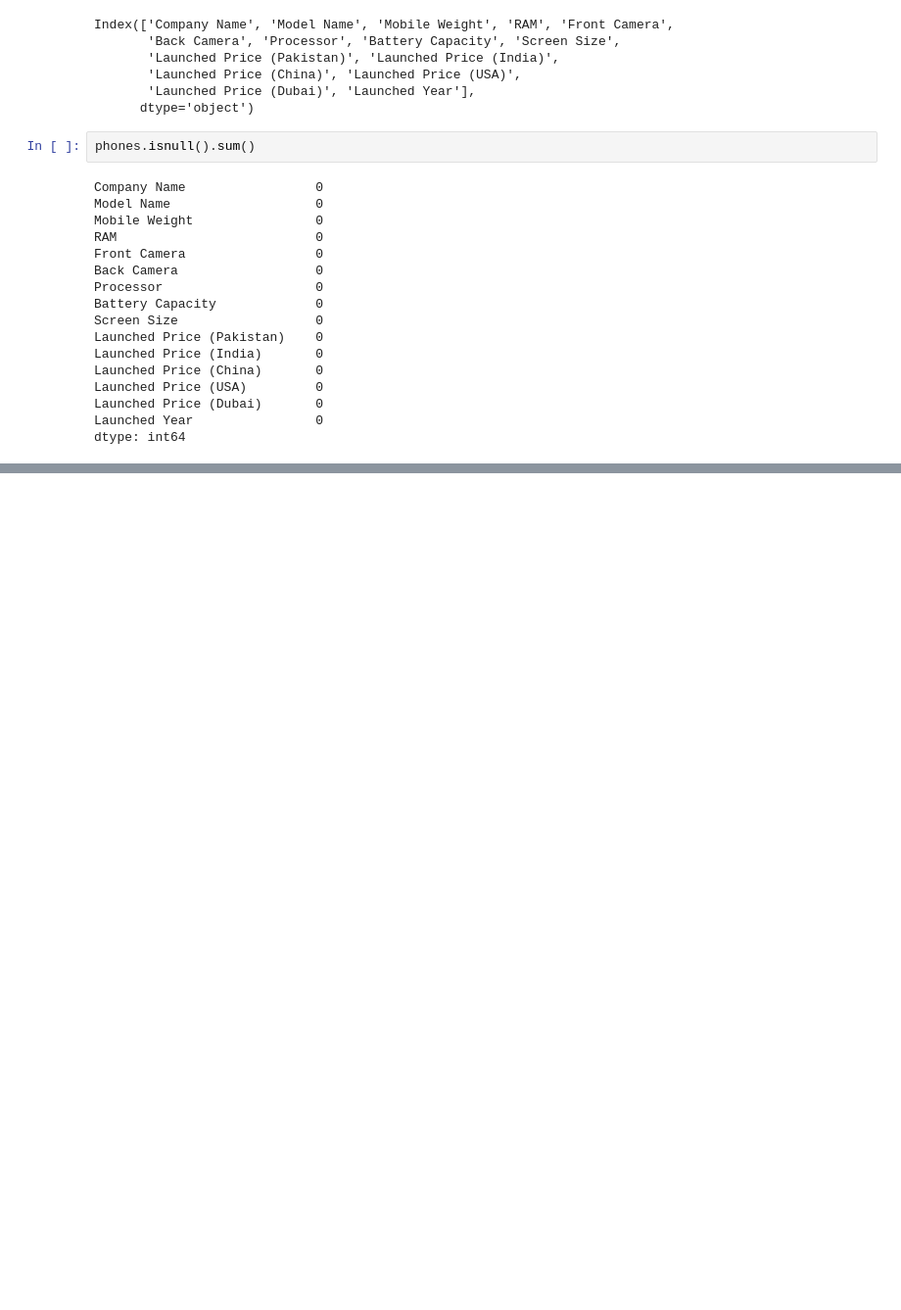
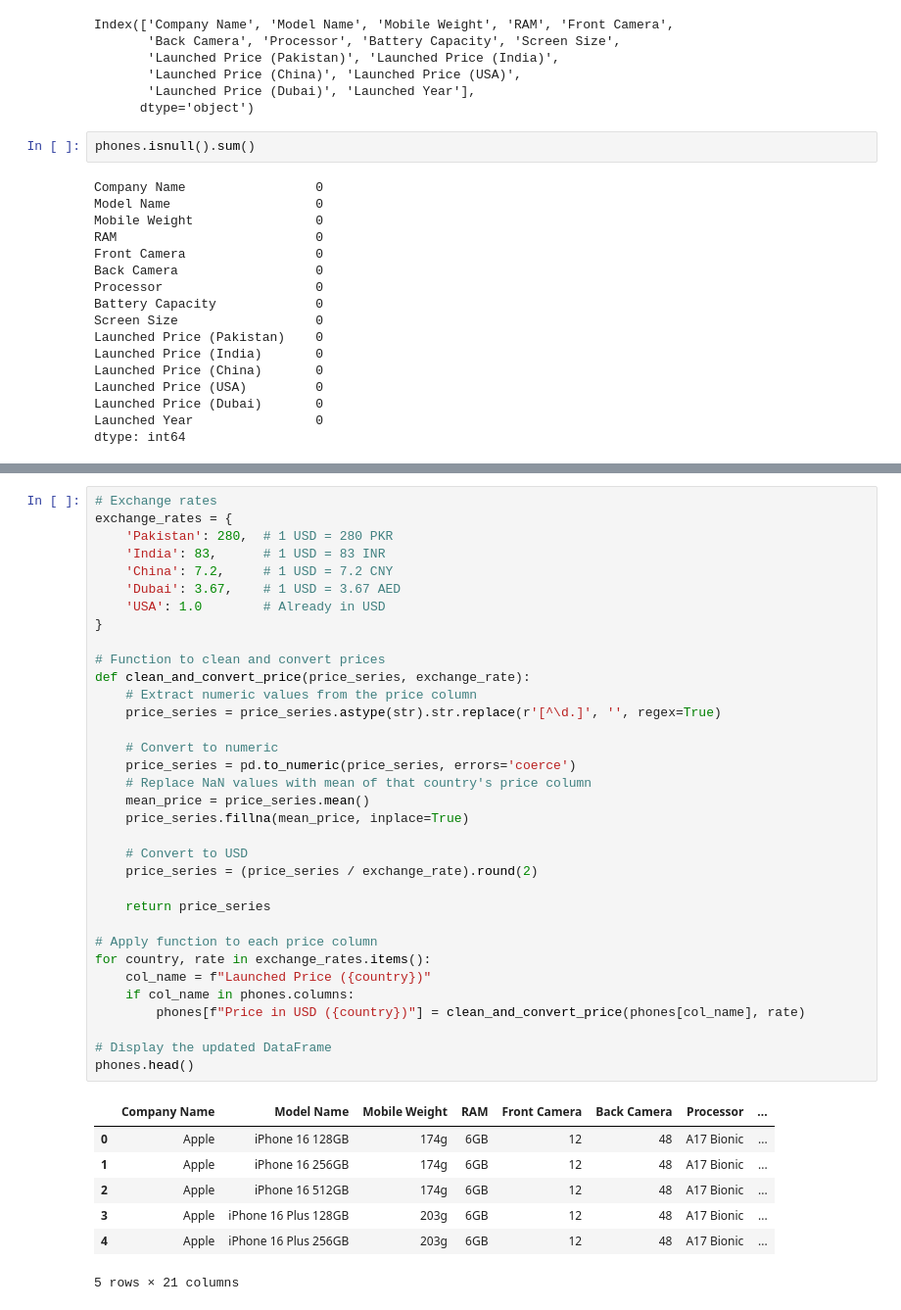
Before and after one commit to MwauraKai/pydata, a Jupyter notebook: capstone_project/smartphone_trends.ipynb, the cells around one changed output, grey strips where cells are left out. Shown: that part at 98% size. Cells and saved outputs as stored; diff of their text form; blank space fills up the shorter version.

```diff
--- a/capstone_project/smartphone_trends.ipynb
+++ b/capstone_project/smartphone_trends.ipynb
@@ -41,0 +136,42 @@ dtype: int64
+# %%
+# Exchange rates
+exchange_rates = {
+    'Pakistan': 280,  # 1 USD = 280 PKR
+    'India': 83,      # 1 USD = 83 INR
+    'China': 7.2,     # 1 USD = 7.2 CNY
+    'Dubai': 3.67,    # 1 USD = 3.67 AED
+    'USA': 1.0        # Already in USD
+}
+
+# Function to clean and convert prices
+def clean_and_convert_price(price_series, exchange_rate):
+    # Extract numeric values from the price column
+    price_series = price_series.astype(str).str.replace(r'[^\d.]', '', regex=True)
+
+    # Convert to numeric
+    price_series = pd.to_numeric(price_series, errors='coerce')
+    # Replace NaN values with mean of that country's price column
+    mean_price = price_series.mean()
+    price_series.fillna(mean_price, inplace=True)
+
+    # Convert to USD
+    price_series = (price_series / exchange_rate).round(2)
+
+    return price_series
+
+# Apply function to each price column
+for country, rate in exchange_rates.items():
+    col_name = f"Launched Price ({country})"
+    if col_name in phones.columns:
+        phones[f"Price in USD ({country})"] = clean_and_convert_price(phones[col_name], rate)
+
+# Display the updated DataFrame
+phones.head()
+# %% [output]
+|  | Company Name | Model Name | Mobile Weight | RAM | Front Camera | Back Camera | Processor | ... |
+| 0 | Apple | iPhone 16 128GB | 174g | 6GB | 12 | 48 | A17 Bionic | ... |
+| 1 | Apple | iPhone 16 256GB | 174g | 6GB | 12 | 48 | A17 Bionic | ... |
+| 2 | Apple | iPhone 16 512GB | 174g | 6GB | 12 | 48 | A17 Bionic | ... |
+| 3 | Apple | iPhone 16 Plus 128GB | 203g | 6GB | 12 | 48 | A17 Bionic | ... |
+| 4 | Apple | iPhone 16 Plus 256GB | 203g | 6GB | 12 | 48 | A17 Bionic | ... |
+5 rows × 21 columns
```
Also changed, not shown: parts of 9 cells of this notebook, 2 other files.
